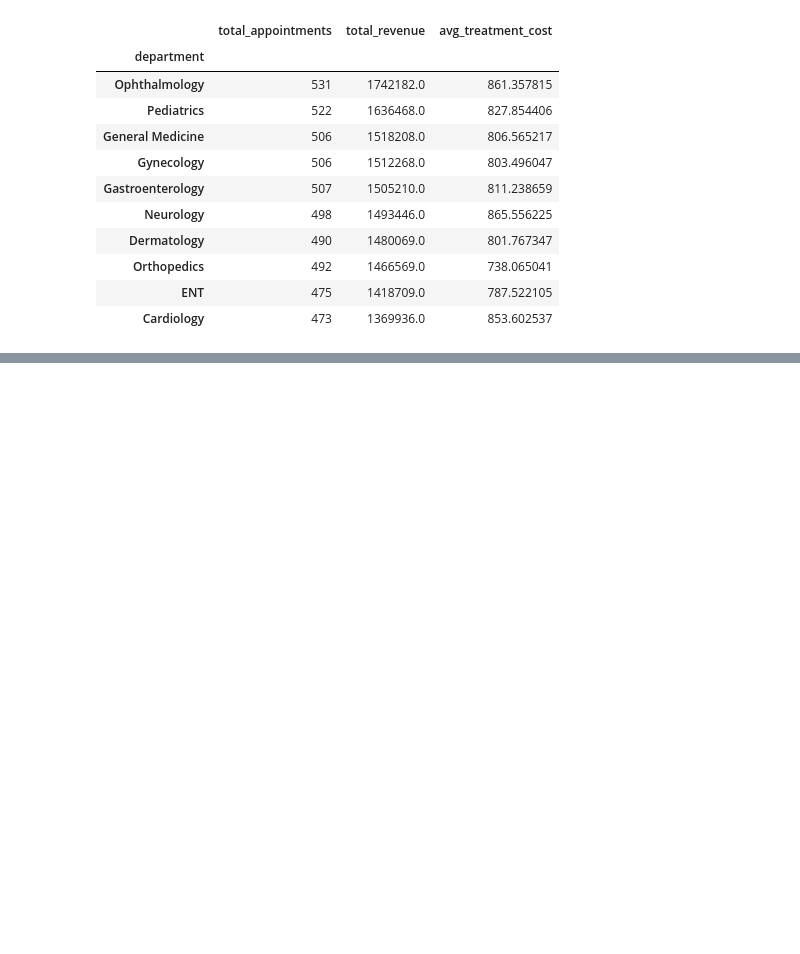
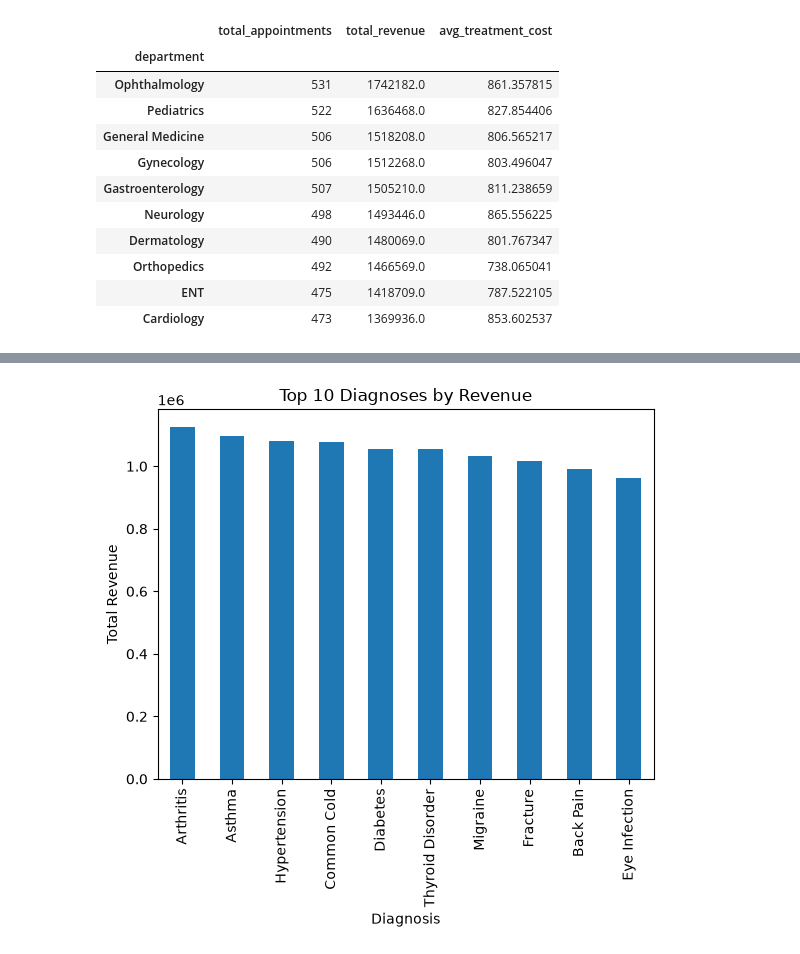
Before and after one commit to Anandmohan2006/Healthcare_analysis, a Jupyter notebook: Python/Healthcare_Analysis.ipynb, the cells around one changed output, grey strips where cells are left out. Drawn from its saved outputs; the diff is of its cells as text; code cells hidden in the pictures; blank space fills up the shorter version.

```diff
--- a/Python/Healthcare_Analysis.ipynb
+++ b/Python/Healthcare_Analysis.ipynb
@@ -309,0 +317,14 @@ plt.show()
+# %%
+diagnosis_analysis = (
+    healthcare
+    .groupby("diagnosis")
+    .agg(
+        total_cases=("appointment_id", "count"),
+        total_revenue=("amount", "sum"),
+        avg_treatment_cost=("treatment_cost", "mean")
+    )
+    .round(2)
+    .sort_values("total_cases", ascending=False)
+)
+
+diagnosis_analysis
@@ -309,0 +349,19 @@ plt.show()
+# %%
+top_revenue_diagnosis = (
+    diagnosis_analysis
+    .sort_values("total_revenue", ascending=False)
+    .head(10)
+)
+
+top_revenue_diagnosis["total_revenue"].plot(
+    kind="bar",
+
+    title="Top 10 Diagnoses by Revenue"
+)
+
+plt.xlabel("Diagnosis")
+plt.ylabel("Total Revenue")
+plt.xticks(rotation=90)
+plt.show()
+# %% [output]
+[figure, added]
```
Also changed, not shown: parts of 6 cells of this notebook, 1 other file.
